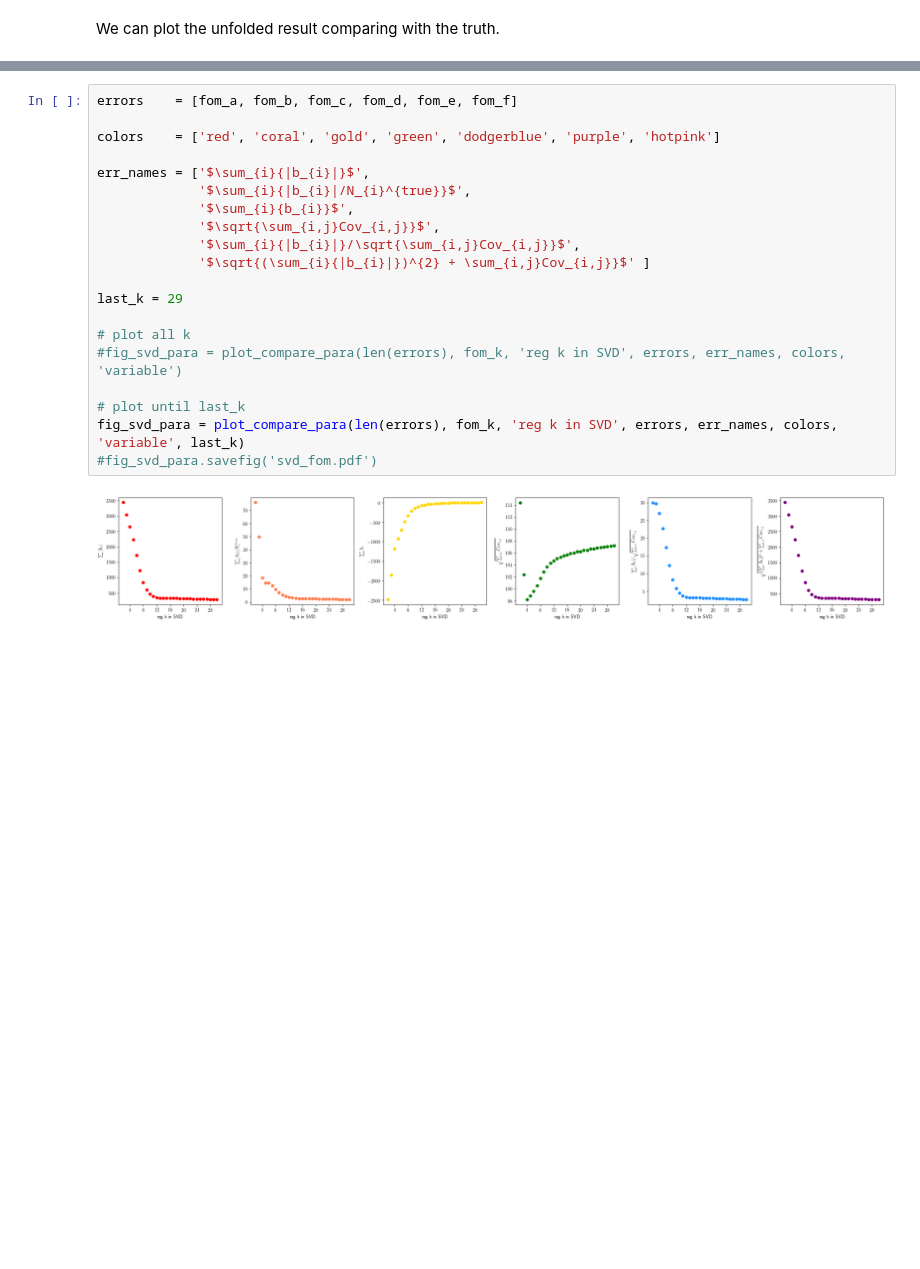
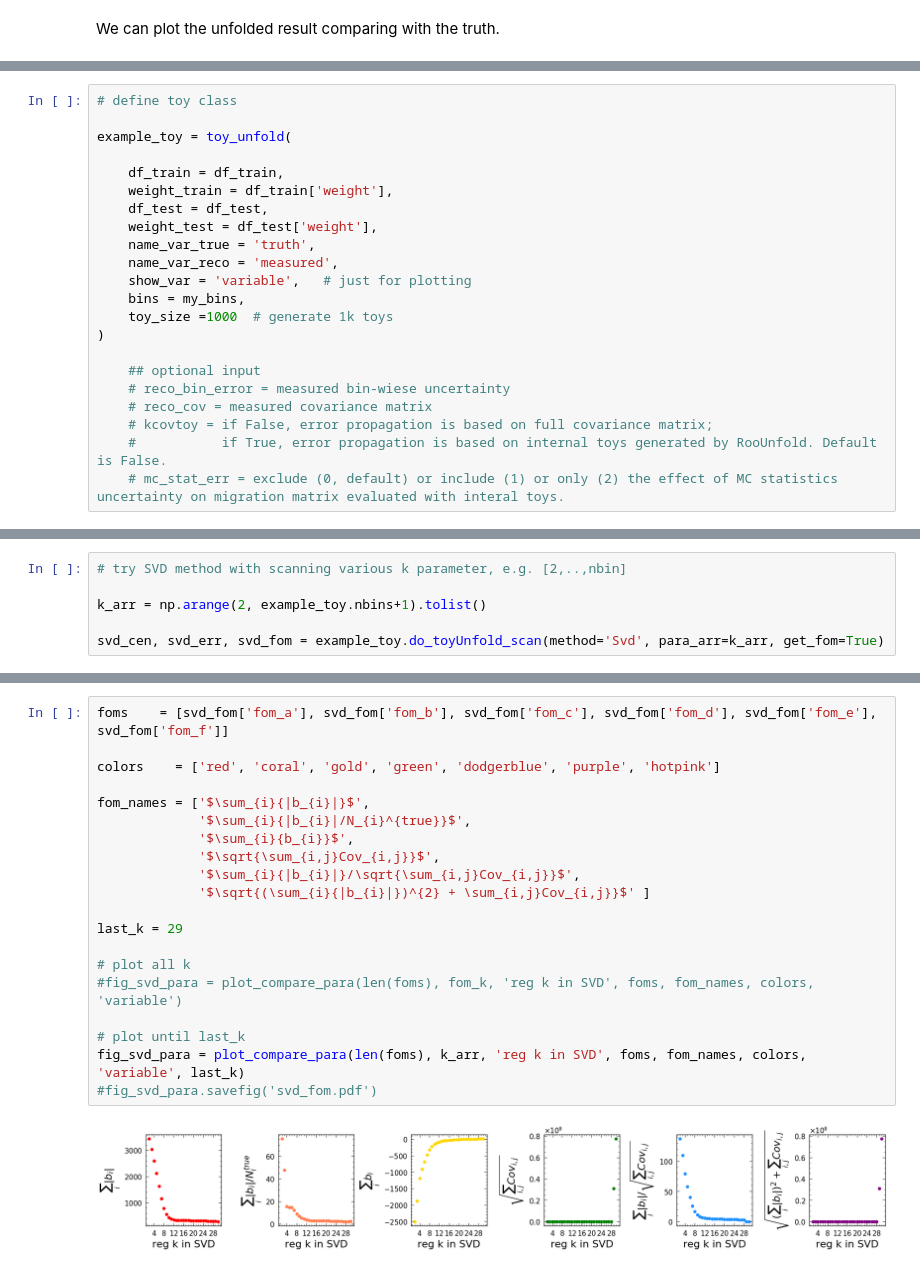
Before and after one commit to lucao-git/PyRooUnfold, a Jupyter notebook: example/pyroounfold_example.ipynb, the cells around one changed output, grey strips where cells are left out. Saved outputs shown, nothing was run; the diff lists cells and outputs as text; blank space fills up the shorter version.

```diff
--- a/example/pyroounfold_example.ipynb
+++ b/example/pyroounfold_example.ipynb
@@ -178,0 +246,22 @@ So all FoM, the central values and stat. uncertainty of unfolded results are sav
+# %%
+# define toy class
+
+example_toy = toy_unfold(
+
+    df_train = df_train,
+    weight_train = df_train['weight'],
+    df_test = df_test,
+    weight_test = df_test['weight'],
+    name_var_true = 'truth',
+    name_var_reco = 'measured',
+    show_var = 'variable',   # just for plotting
+    bins = my_bins,
+    toy_size =1000  # generate 1k toys
+)
+
+    ## optional input
+    # reco_bin_error = measured bin-wiese uncertainty
+    # reco_cov = measured covariance matrix
+    # kcovtoy = if False, error propagation is based on full covariance matrix;
+    #           if True, error propagation is based on internal toys generated by RooUnfold. Default is False.
+    # mc_stat_err = exclude (0, default) or include (1) or only (2) the effect of MC statistics uncertainty on migration matrix evaluated with interal toys.
@@ -178,0 +314,6 @@ So all FoM, the central values and stat. uncertainty of unfolded results are sav
+# %%
+# try SVD method with scanning various k parameter, e.g. [2,..,nbin]
+
+k_arr = np.arange(2, example_toy.nbins+1).tolist()
+
+svd_cen, svd_err, svd_fom = example_toy.do_toyUnfold_scan(method='Svd', para_arr=k_arr, get_fom=True)
@@ -179,22 +355,22 @@ So all FoM, the central values and stat. uncertainty of unfolded results are sav
 # %%
-errors    = [fom_a, fom_b, fom_c, fom_d, fom_e, fom_f]
+foms    = [svd_fom['fom_a'], svd_fom['fom_b'], svd_fom['fom_c'], svd_fom['fom_d'], svd_fom['fom_e'], svd_fom['fom_f']]
 
 colors    = ['red', 'coral', 'gold', 'green', 'dodgerblue', 'purple', 'hotpink']
 
-err_names = ['$\sum_{i}{|b_{i}|}$',
+fom_names = ['$\sum_{i}{|b_{i}|}$',
              '$\sum_{i}{|b_{i}|/N_{i}^{true}}$',
              '$\sum_{i}{b_{i}}$',
              '$\sqrt{\sum_{i,j}Cov_{i,j}}$',
              '$\sum_{i}{|b_{i}|}/\sqrt{\sum_{i,j}Cov_{i,j}}$',
              '$\sqrt{(\sum_{i}{|b_{i}|})^{2} + \sum_{i,j}Cov_{i,j}}$' ]
 
 last_k = 29
 
 # plot all k
-#fig_svd_para = plot_compare_para(len(errors), fom_k, 'reg k in SVD', errors, err_names, colors, 'variable')
+#fig_svd_para = plot_compare_para(len(foms), fom_k, 'reg k in SVD', foms, fom_names, colors, 'variable')
 
 # plot until last_k
-fig_svd_para = plot_compare_para(len(errors), fom_k, 'reg k in SVD', errors, err_names, colors, 'variable', last_k)
+fig_svd_para = plot_compare_para(len(foms), k_arr, 'reg k in SVD', foms, fom_names, colors, 'variable', last_k)
 #fig_svd_para.savefig('svd_fom.pdf')
 # %% [output]
-[figure, old version]
+[figure, new version]
```
Also changed, not shown: parts of 34 cells of this notebook.
